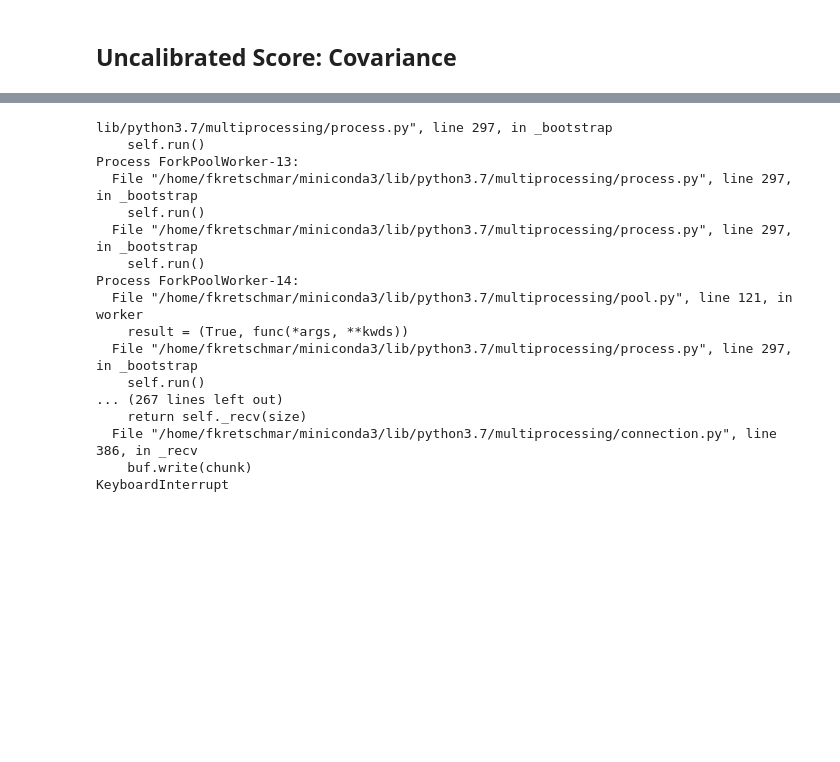
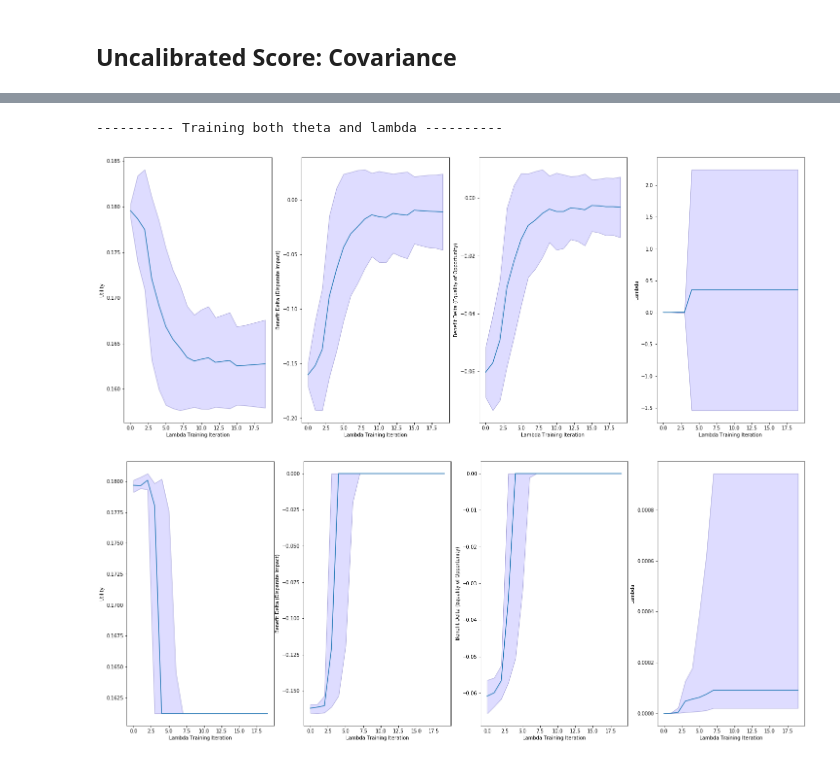
Before and after one commit to floydkretschmar/master-thesis, a Jupyter notebook: exp/010-benefit-difference-vs-covariance.ipynb, the cells around one changed output, grey strips where cells are left out. Saved outputs shown, nothing was run; the diff lists cells and outputs as text; code cells hidden in the pictures; blank space fills up the shorter version.

```diff
--- a/exp/010-benefit-difference-vs-covariance.ipynb
+++ b/exp/010-benefit-difference-vs-covariance.ipynb
@@ -210,34 +209,21 @@ plot_median(statistics, "{}/results_median_lambdas.png".format(run_path))
 # %%
 training_parameters["experiment_name"] = "exp-010-cov-uncalibrated"
 training_parameters["model"]["initial_lambda"] = 0.0
 training_parameters["lagrangian_optimization"] = {
-    'iterations': 200,
+    'iterations': 20,
     'epochs': 1,
     'batch_size':256,
-    'learning_rate': 1,
+    'learning_rate': 0.00001,
     'decay_rate': 1,
-    'decay_step': 10000
+    'decay_step': 10000,
+    'num_decisions': 128 * 256
 }
 
 statistics, model_parameters, run_path = train(training_parameters, iterations=30, asynchronous=True)
 
 plot_mean(statistics, "{}/results_mean_lambdas.png".format(run_path), model_parameters=model_parameters)
 plot_median(statistics, "{}/results_median_lambdas.png".format(run_path), model_parameters=model_parameters)
 # %% [output]
-lib/python3.7/multiprocessing/process.py", line 297, in _bootstrap
-    self.run()
-Process ForkPoolWorker-13:
-  File "/home/fkretschmar/miniconda3/lib/python3.7/multiprocessing/process.py", line 297, in _bootstrap
-    self.run()
-  File "/home/fkretschmar/miniconda3/lib/python3.7/multiprocessing/process.py", line 297, in _bootstrap
-    self.run()
-Process ForkPoolWorker-14:
-  File "/home/fkretschmar/miniconda3/lib/python3.7/multiprocessing/pool.py", line 121, in worker
-    result = (True, func(*args, **kwds))
-  File "/home/fkretschmar/miniconda3/lib/python3.7/multiprocessing/process.py", line 297, in _bootstrap
-    self.run()
-... (267 lines left out)
-    return self._recv(size)
-  File "/home/fkretschmar/miniconda3/lib/python3.7/multiprocessing/connection.py", line 386, in _recv
-    buf.write(chunk)
-KeyboardInterrupt
+---------- Training both theta and lambda ----------
+[figure, added]
+[figure, added]
```
Also changed, not shown: parts of 8 cells of this notebook, 2 other files.
